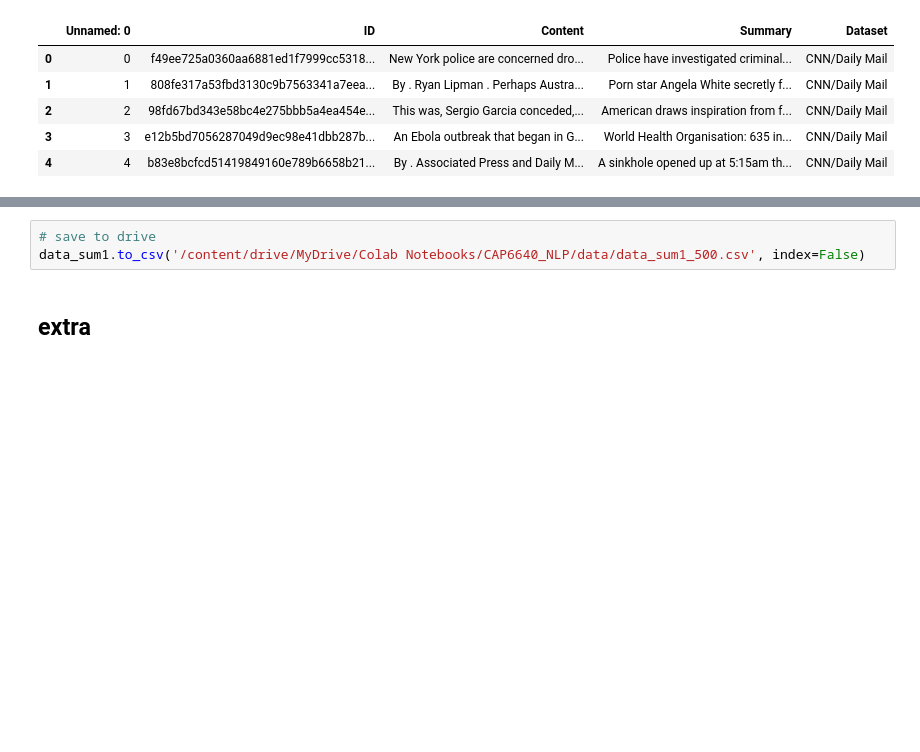
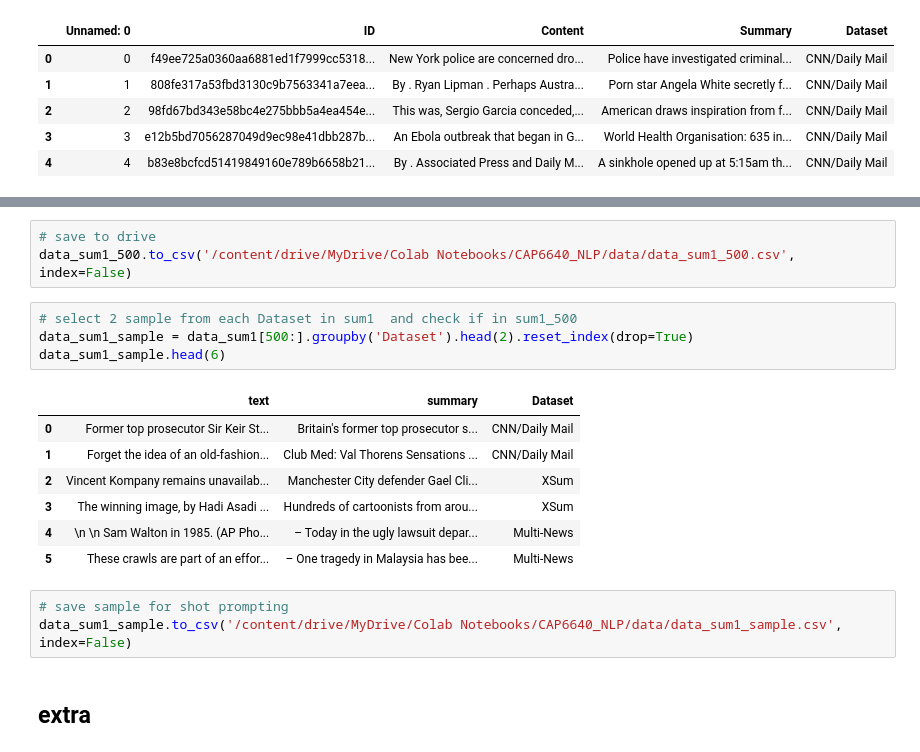
Before and after one commit to zoebatz/CAP6640_Project, a Jupyter notebook: NLP_datasets.ipynb, the cells around one changed output, grey strips where cells are left out. Drawn from its saved outputs; the diff is of its cells as text; blank space fills up the shorter version.

```diff
--- a/NLP_datasets.ipynb
+++ b/NLP_datasets.ipynb
@@ -469,6 +516,21 @@ data_sum1.head()
 # %%
 # save to drive
-data_sum1.to_csv('/content/drive/MyDrive/Colab Notebooks/CAP6640_NLP/data/data_sum1_500.csv', index=False)
+data_sum1_500.to_csv('/content/drive/MyDrive/Colab Notebooks/CAP6640_NLP/data/data_sum1_500.csv', index=False)
+# %%
+# select 2 sample from each Dataset in sum1  and check if in sum1_500
+data_sum1_sample = data_sum1[500:].groupby('Dataset').head(2).reset_index(drop=True)
+data_sum1_sample.head(6)
+# %% [output]
+|  | text | summary | Dataset |
+| 0 | Former top prosecutor Sir Keir St... | Britain's former top prosecutor s... | CNN/Daily Mail |
+| 1 | Forget the idea of an old-fashion... | Club Med: Val Thorens Sensations ... | CNN/Daily Mail |
+| 2 | Vincent Kompany remains unavailab... | Manchester City defender Gael Cli... | XSum |
+| 3 | The winning image, by Hadi Asadi ... | Hundreds of cartoonists from arou... | XSum |
+| 4 | \n \n Sam Walton in 1985. (AP Pho... | – Today in the ugly lawsuit depar... | Multi-News |
+| 5 | These crawls are part of an effor... | – One tragedy in Malaysia has bee... | Multi-News |
+# %%
+# save sample for shot prompting
+data_sum1_sample.to_csv('/content/drive/MyDrive/Colab Notebooks/CAP6640_NLP/data/data_sum1_sample.csv', index=False)
 # %% [markdown]
 ## extra
 # %%
```
Also changed, not shown: parts of 14 cells of this notebook.
